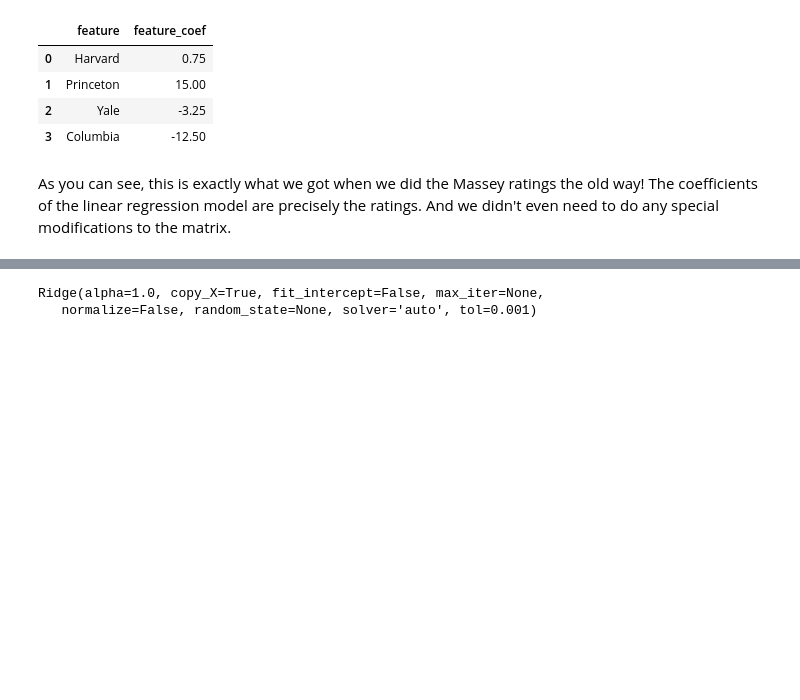
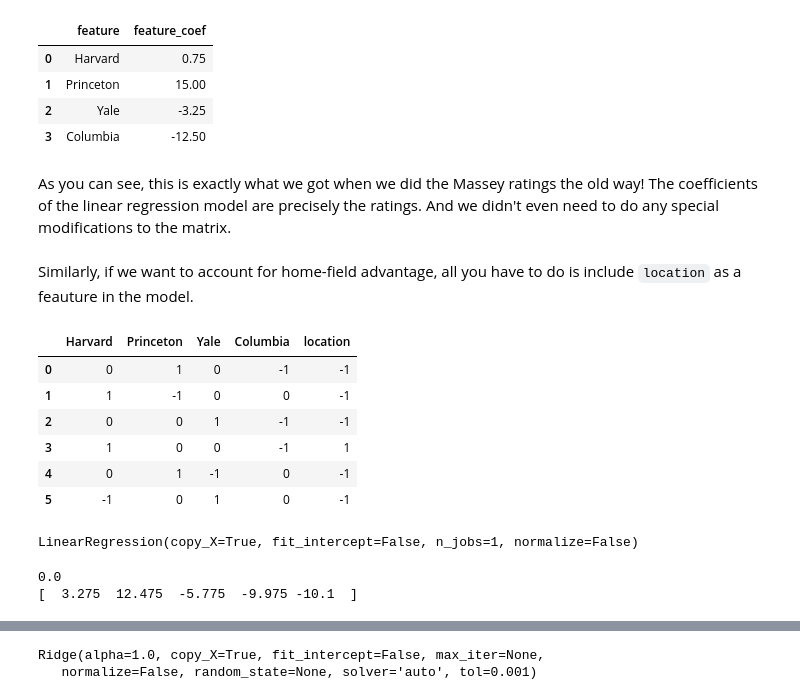
Before and after one commit to mc-robinson/ratings_methods, a Jupyter notebook: massey_ratings.ipynb, the cells around one changed output, grey strips where cells are left out. Cells and saved outputs as stored; diff of their text form; code cells hidden in the pictures; blank space fills up the shorter version.

```diff
--- a/massey_ratings.ipynb
+++ b/massey_ratings.ipynb
@@ -728,3 +1004,29 @@ coef_df.head()
 | 3 | Columbia | -12.50 |
 # %% [markdown]
 As you can see, this is exactly what we got when we did the Massey ratings the old way! The coefficients of the linear regression model are precisely the ratings. And we didn't even need to do any special modifications to the matrix.
+# %% [markdown]
+Similarly, if we want to account for home-field advantage, all you have to do is include `location` as a feauture in the model.
+# %%
+X_HA = lin_reg_df.drop(['year','month','day','MOV'], axis=1)
+X_HA
+# %% [output]
+|  | Harvard | Princeton | Yale | Columbia | location |
+| 0 | 0 | 1 | 0 | -1 | -1 |
+| 1 | 1 | -1 | 0 | 0 | -1 |
+| 2 | 0 | 0 | 1 | -1 | -1 |
+| 3 | 1 | 0 | 0 | -1 | 1 |
+| 4 | 0 | 1 | -1 | 0 | -1 |
+| 5 | -1 | 0 | 1 | 0 | -1 |
+# %%
+from sklearn.linear_model import LinearRegression
+lin_reg_HA = LinearRegression(fit_intercept=False)
+lin_reg_HA.fit(X_HA, y)
+# %% [output]
+LinearRegression(copy_X=True, fit_intercept=False, n_jobs=1, normalize=False)
+# %%
+# print the coefficients
+print(lin_reg_HA.intercept_)
+print(lin_reg_HA.coef_)
+# %% [output]
+0.0
+[  3.275  12.475  -5.775  -9.975 -10.1  ]
```
Also changed, not shown: parts of 14 cells of this notebook.
